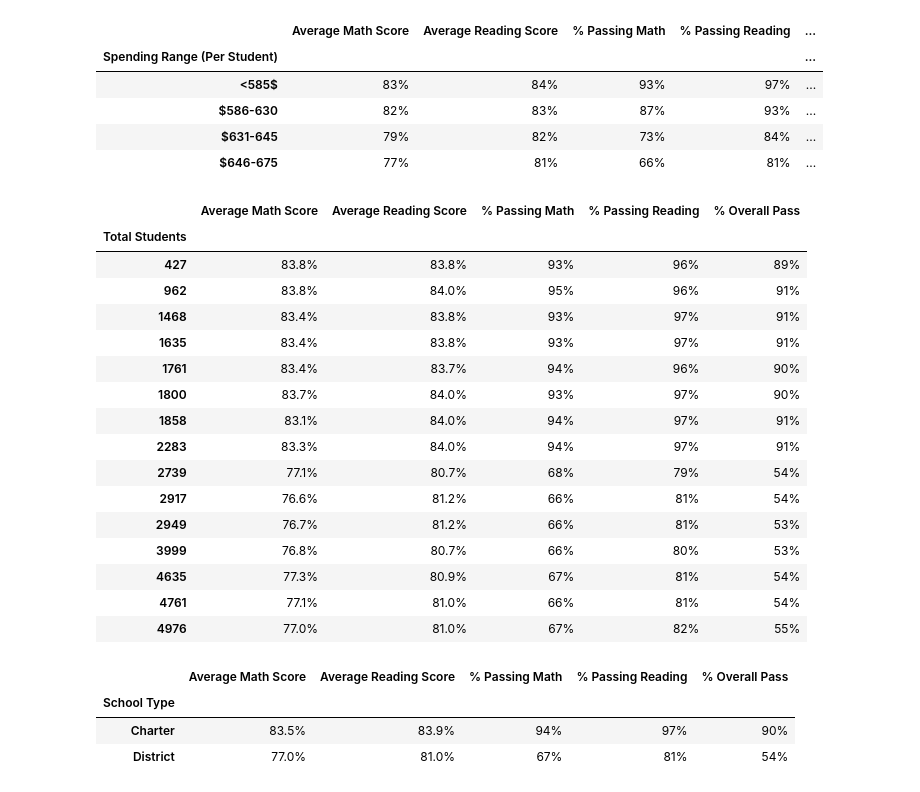
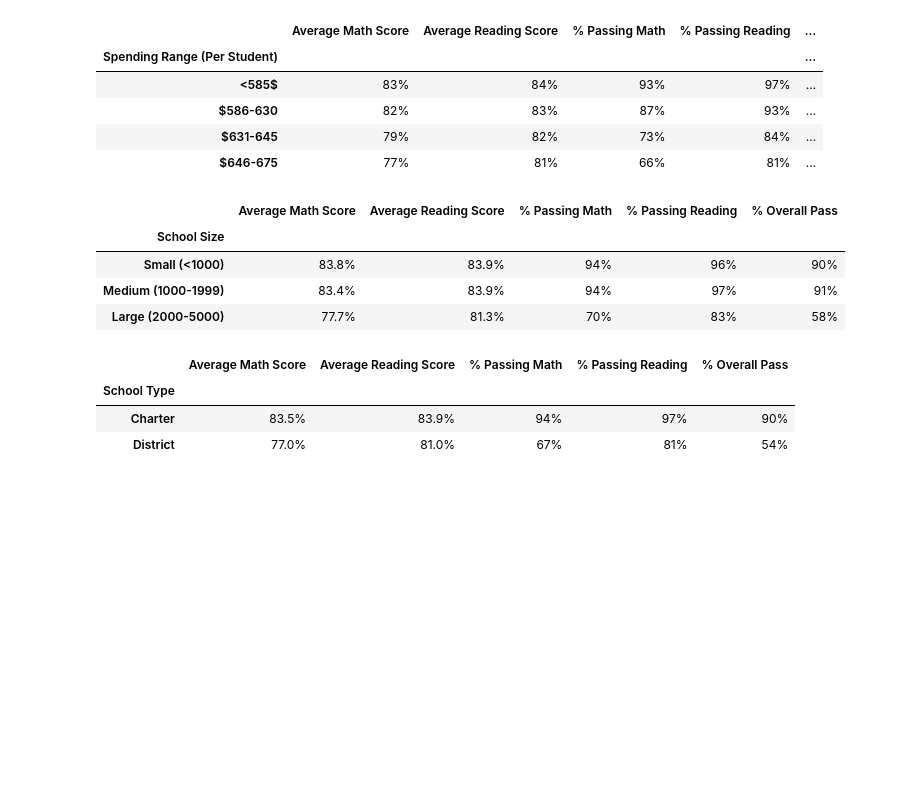
Before and after one commit to Peter-Nguyen96/School_District_Analysis, a Jupyter notebook: cleaning_student_names.ipynb, the cells around one changed output. Drawn from its saved outputs; the diff is of its cells as text; code cells hidden in the pictures; blank space fills up the shorter version.

Commit message:
Add files via upload
edited group by size

```diff
--- a/cleaning_student_names.ipynb
+++ b/cleaning_student_names.ipynb
@@ -564,53 +559,40 @@ spending_summary
 # %%
 # Bin by school size above in following bins: <1000 students, 1000-1999, 2000-5000 (small medium large)
 size_bins = [0, 999, 1999, 5000]
 group_names = ["Small (<1000)", "Medium (1000-1999)", "Large (2000-5000)"]
 
 #cut and add new column to complete data
 per_school_summary_df["School Size"] = pd.cut(per_school_summary_df["Total Students"], size_bins,labels=group_names)
-size_bin = per_school_summary_df.groupby(["Total Students"])
-per_school_summary_df
+
 
 #groupby school size scores
-size_math_bin = per_school_summary_df.groupby(["Total Students"]).mean()["Average Math Score"]
-size_reading_bin = per_school_summary_df.groupby(["Total Students"]).mean()["Average Reading Score"]
-size_math_pass_bin = per_school_summary_df.groupby(["Total Students"]).mean()["% Passing Math"]
-size_reading_pass_bin = per_school_summary_df.groupby(["Total Students"]).mean()["% Passing Reading"]
-size_overall_pass_bin = per_school_summary_df.groupby(["Total Students"]).mean()["% Overall Passing"]
+size_math_bin = per_school_summary_df.groupby(["School Size"]).mean()["Average Math Score"]
+size_reading_bin = per_school_summary_df.groupby(["School Size"]).mean()["Average Reading Score"]
+size_math_pass_bin = per_school_summary_df.groupby(["School Size"]).mean()["% Passing Math"]
+size_reading_pass_bin = per_school_summary_df.groupby(["School Size"]).mean()["% Passing Reading"]
+size_overall_pass_bin = per_school_summary_df.groupby(["School Size"]).mean()["% Overall Passing"]
 
 size_summary = pd.DataFrame({
     "Average Math Score": size_math_bin,
     "Average Reading Score" : size_reading_bin,
     "% Passing Math": size_math_pass_bin,
     "% Passing Reading" : size_reading_pass_bin,
     "% Overall Pass" : size_overall_pass_bin
 })
 
 size_summary["Average Math Score"] = size_summary["Average Math Score"].map("{:.1f}%".format)
 size_summary["Average Reading Score"] = size_summary["Average Reading Score"].map("{:.1f}%".format)
 size_summary["% Passing Math"] = size_summary["% Passing Math"].map("{:.0f}%".format)
 size_summary["% Passing Reading"] = size_summary["% Passing Reading"].map("{:.0f}%".format)
 size_summary["% Overall Pass"] = size_summary["% Overall Pass"].map("{:.0f}%".format)
 
 size_summary
 # %% [output]
 |  | Average Math Score | Average Reading Score | % Passing Math | % Passing Reading | % Overall Pass |
-| Total Students |  |  |  |  |  |
-| 427 | 83.8% | 83.8% | 93% | 96% | 89% |
-| 962 | 83.8% | 84.0% | 95% | 96% | 91% |
-| 1468 | 83.4% | 83.8% | 93% | 97% | 91% |
-| 1635 | 83.4% | 83.8% | 93% | 97% | 91% |
-| 1761 | 83.4% | 83.7% | 94% | 96% | 90% |
-| 1800 | 83.7% | 84.0% | 93% | 97% | 90% |
-| 1858 | 83.1% | 84.0% | 94% | 97% | 91% |
-| 2283 | 83.3% | 84.0% | 94% | 97% | 91% |
-| 2739 | 77.1% | 80.7% | 68% | 79% | 54% |
-| 2917 | 76.6% | 81.2% | 66% | 81% | 54% |
-| 2949 | 76.7% | 81.2% | 66% | 81% | 53% |
-| 3999 | 76.8% | 80.7% | 66% | 80% | 53% |
-| 4635 | 77.3% | 80.9% | 67% | 81% | 54% |
-| 4761 | 77.1% | 81.0% | 66% | 81% | 54% |
-| 4976 | 77.0% | 81.0% | 67% | 82% | 55% |
+| School Size |  |  |  |  |  |
+| Small (<1000) | 83.8% | 83.9% | 94% | 96% | 90% |
+| Medium (1000-1999) | 83.4% | 83.9% | 94% | 97% | 91% |
+| Large (2000-5000) | 77.7% | 81.3% | 70% | 83% | 58% |
 # %%
 #Group scores by type.  No need for a bin!
 
```
Also changed, not shown: parts of 1 cell of this notebook.
